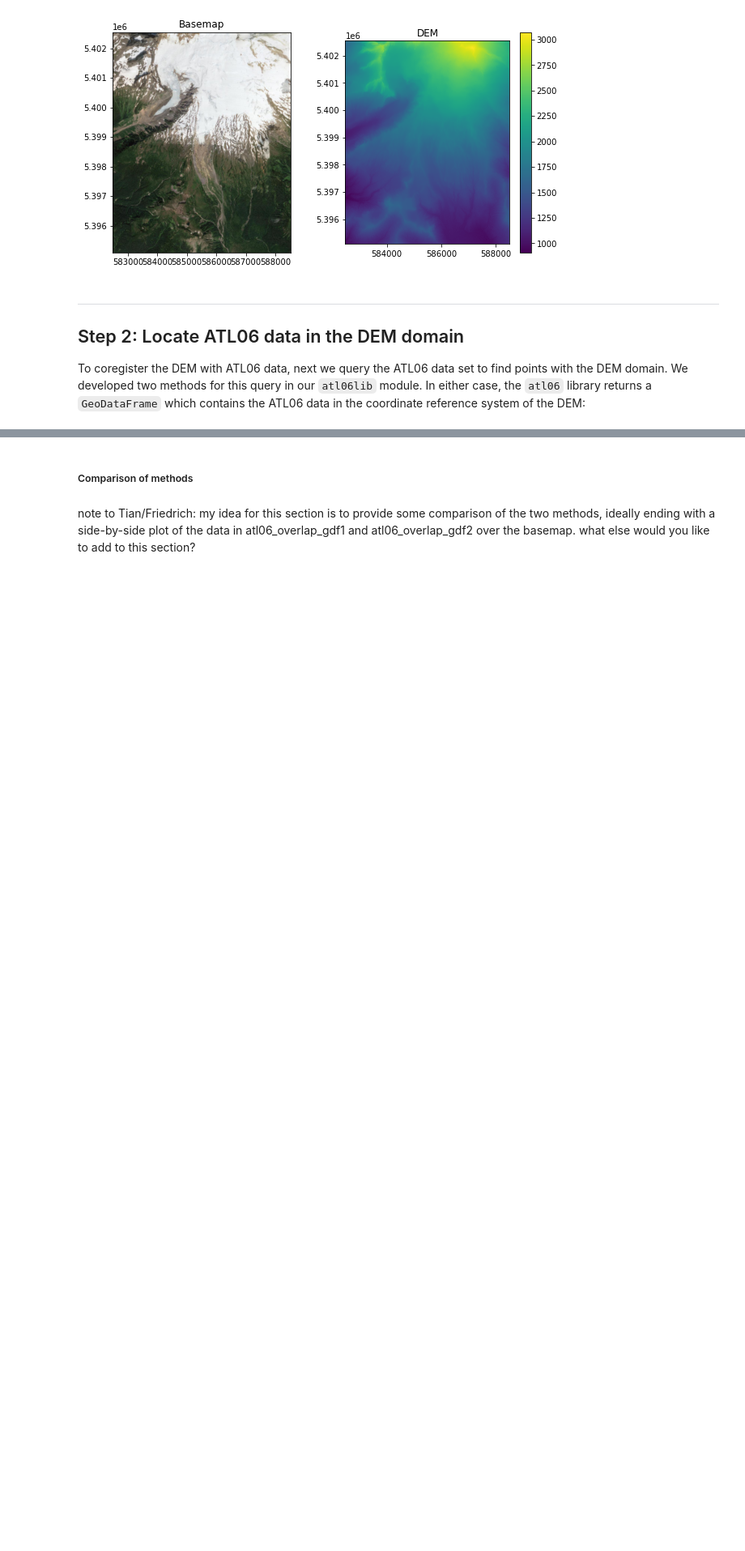
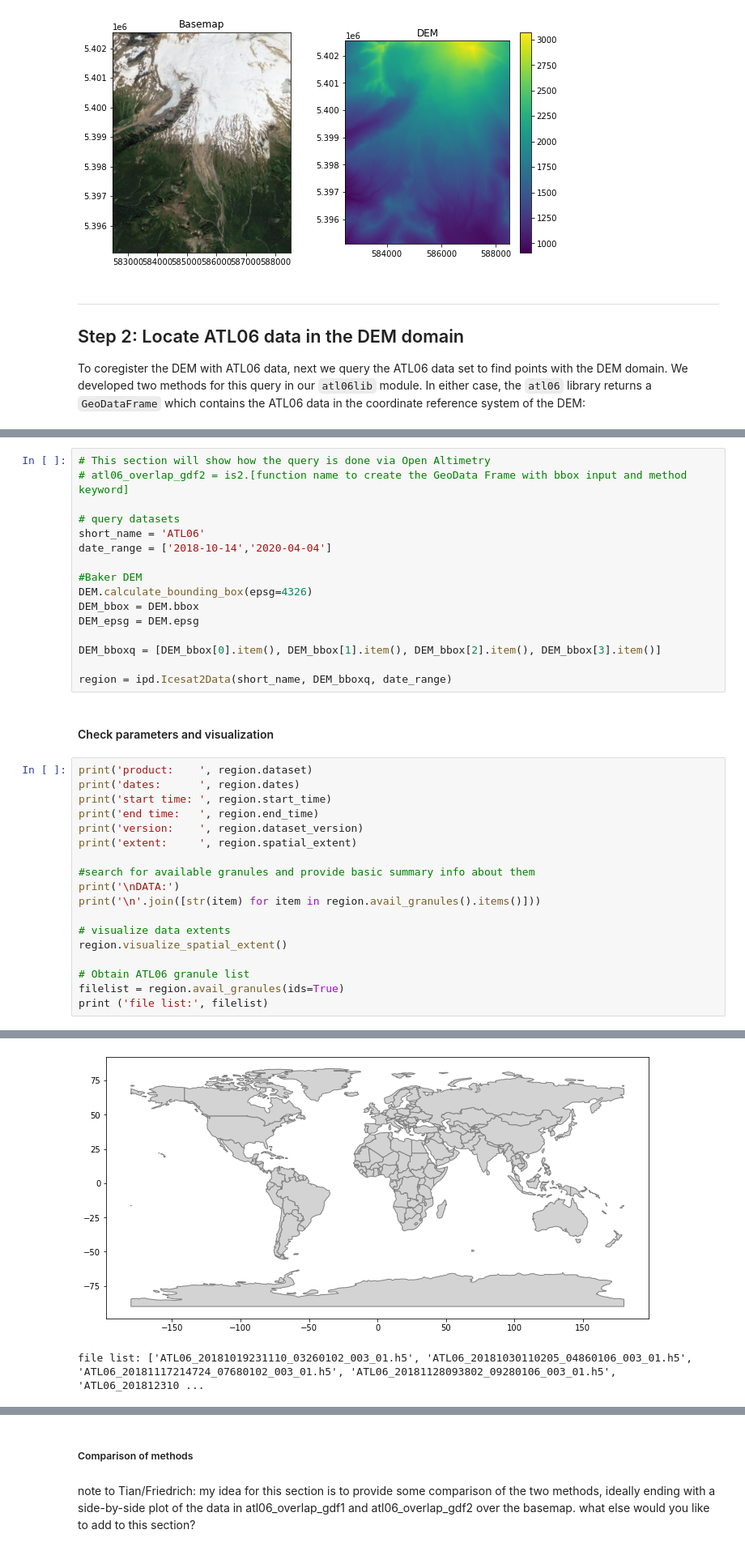
Before and after one commit to ICESAT-2HackWeek/Assimilation, a Jupyter notebook: notebooks/Assimilation_presentation.ipynb, the cells around one changed output, grey strips where cells are left out. Shown at 81% size. Cells and saved outputs as stored; diff of their text form; blank space fills up the shorter version.

Commit message:
merge ATL06 data query into main notebook

```diff
--- a/notebooks/Assimilation_presentation.ipynb
+++ b/notebooks/Assimilation_presentation.ipynb
@@ -68,0 +103,37 @@ To coregister the DEM with ATL06 data, next we query the ATL06 data set to find
+# %%
+# This section will show how the query is done via Open Altimetry
+# atl06_overlap_gdf2 = is2.[function name to create the GeoData Frame with bbox input and method keyword]
+
+# query datasets
+short_name = 'ATL06'
+date_range = ['2018-10-14','2020-04-04']
+
+#Baker DEM
+DEM.calculate_bounding_box(epsg=4326)
+DEM_bbox = DEM.bbox
+DEM_epsg = DEM.epsg
+
+DEM_bboxq = [DEM_bbox[0].item(), DEM_bbox[1].item(), DEM_bbox[2].item(), DEM_bbox[3].item()]
+
+region = ipd.Icesat2Data(short_name, DEM_bboxq, date_range)
+# %% [markdown]
+#### Check parameters and visualization
+# %%
+print('product:    ', region.dataset)
+print('dates:      ', region.dates)
+print('start time: ', region.start_time)
+print('end time:   ', region.end_time)
+print('version:    ', region.dataset_version)
+print('extent:     ', region.spatial_extent)
+
+#search for available granules and provide basic summary info about them
+print('\nDATA:')
+print('\n'.join([str(item) for item in region.avail_granules().items()]))
+
+# visualize data extents
+region.visualize_spatial_extent()
+
+# Obtain ATL06 granule list
+filelist = region.avail_granules(ids=True)
+print ('file list:', filelist)
+# %% [output]
@@ -68,0 +151,2 @@ To coregister the DEM with ATL06 data, next we query the ATL06 data set to find
+[figure, added]
+file list: ['ATL06_20181019231110_03260102_003_01.h5', 'ATL06_20181030110205_04860106_003_01.h5', 'ATL06_20181117214724_07680102_003_01.h5', 'ATL06_20181128093802_09280106_003_01.h5', 'ATL06_201812310 ...
```
Also changed, not shown: parts of 24 cells of this notebook.
